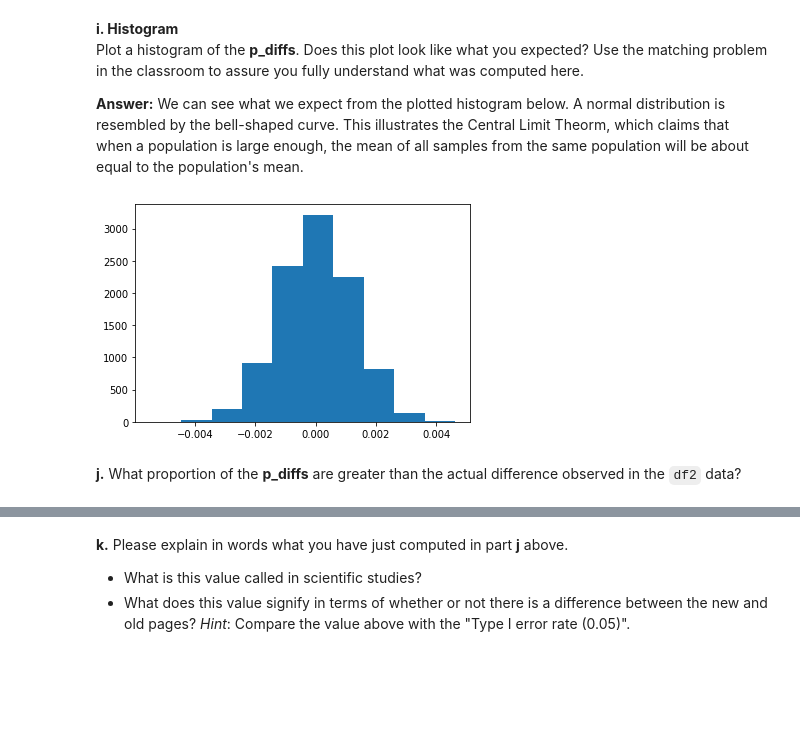
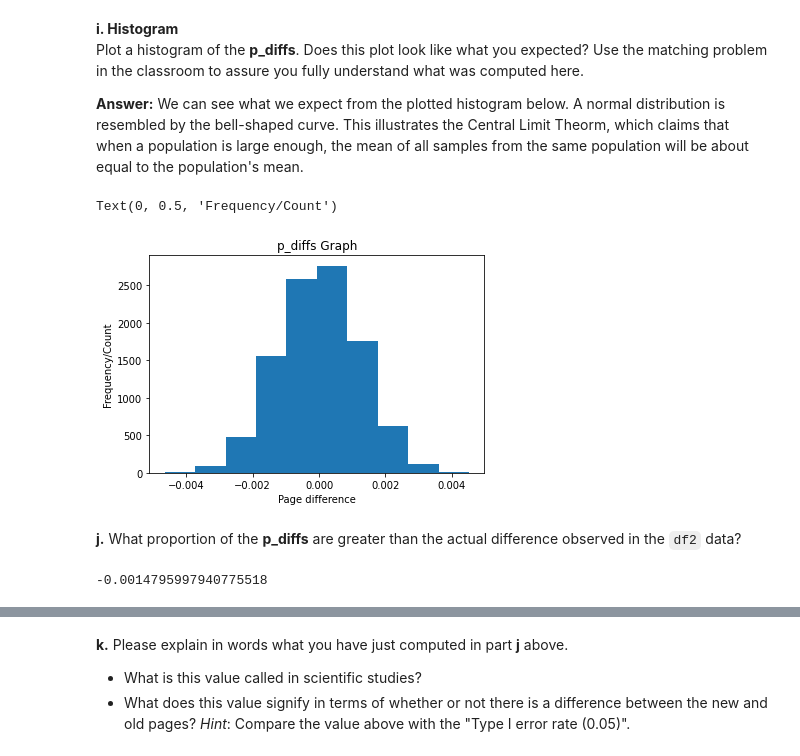
Before and after one commit to Tola-adelase/Analyze_ab_test_results-showcase-udacityproject, a Jupyter notebook: Project 3 - Analyze A_B Test Results.ipynb, the cells around one changed output, grey strips where cells are left out. Drawn from its saved outputs; the diff is of its cells as text; code cells hidden in the pictures; blank space fills up the shorter version.

```diff
--- a/Project 3 - Analyze A_B Test Results.ipynb
+++ b/Project 3 - Analyze A_B Test Results.ipynb
@@ -252,7 +240,7 @@ n_old
 **e. Simulate Sample for the `treatment` Group**<br>
 Simulate $n_{new}$ transactions with a conversion rate of $p_{new}$ under the null hypothesis.  <br><br>
 # %%
-# randomly simulate new page landings using random.choice and p_new
-new_page_converted = np.random.choice(2, size=n_new ,p=[p_new,1 - p_new])
+# randomly simulate new page landings using random.binomial and p_new
+new_page_converted = np.random.binomial(1,p_new,n_new)
 new_page_converted.mean()
 # %% [output]
@@ -261,7 +249,7 @@ new_page_converted.mean()
 **f. Simulate Sample for the `control` Group** <br>
 Simulate $n_{old}$ transactions with a conversion rate of $p_{old}$ under the null hypothesis. <br> Store these $n_{old}$ 1's and 0's in the `old_page_converted` numpy array.
 # %%
-# randomly simulate old page landings using random.choice and p_old
-old_page_converted = np.random.choice(2, size=n_old ,p=[p_old,1 - p_old])
+# randomly simulate old page landings using random.binomial and p_old
+old_page_converted = np.random.binomial(1,p_old,n_old)
 old_page_converted.mean()
 # %% [output]
@@ -279,19 +267,14 @@ Re-create `new_page_converted` and `old_page_converted` and find the $(p{'}_{new
 
 <br>
 Store all  $(p{'}_{new}$ - $p{'}_{old})$  values in a NumPy array called `p_diffs`.
-# %%
-# Sampling distribution
-# create empty lists for the bs values
-p_diffs, bs_new_means, bs_old_means = [], [], []
-
-# use a loop function to loop through the same process stated above and
-# then add to the empty lists above
-for _ in range (10000):
-    bs_new = np.random.choice(2, size=n_new ,p=[p_new,1 - p_new])
-    bs_old = np.random.choice(2, size=n_old ,p=[p_old,1 - p_old])
-    bs_new_means.append(bs_new.mean())
-    bs_old_means.append(bs_old.mean())
-    p_diffs.append(bs_new.mean() - bs_old.mean())
+# %%
+# Sampling distribution
+p_diffs = []
+
+for _ in range(10000):
+    new_page_converted = np.random.binomial(1,p_new,n_new).mean()
+    old_page_converted = np.random.binomial(1,p_old,n_old).mean()
+    p_diffs.append(new_page_converted - old_page_converted)
 # %% [markdown]
 **i. Histogram**<br>
 Plot a histogram of the **p_diffs**.  Does this plot look like what you expected?  Use the matching problem in the classroom to assure you fully understand what was computed here.
@@ -299,9 +282,15 @@ Plot a histogram of the **p_diffs**.  Does this plot look like what you expected
 **Answer:**  We can see what we expect from the plotted histogram below. A normal distribution is resembled by the bell-shaped curve. This illustrates the Central Limit Theorm, which claims that when a population is large enough, the mean of all samples from the same population will be about equal to the population's mean.
 # %%
 #Plotting an histogram for p_diffs
-p_diffs = np.array(p_diffs)
-plt.hist(p_diffs);
+p_diffs=np.array(p_diffs)
+
+#histogram of p_diff
+plt.hist(p_diffs)
+plt.title('p_diffs Graph')
+plt.xlabel('Page difference')
+plt.ylabel('Frequency/Count')
 # %% [output]
+Text(0, 0.5, 'Frequency/Count')
-[figure, old version]
+[figure, new version]
 # %% [markdown]
 **j.** What proportion of the **p_diffs** are greater than the actual difference observed in the `df2` data?
@@ -310,3 +297,10 @@ actual_diff = df2.query('landing_page == "new_page"').converted.mean() - df2.que
+# %%
+df_control = df.query('group =="control"').converted.mean()
+df_treatment = df.query('group =="treatment"').converted.mean()
+actual_diff =  df_treatment - df_control
+actual_diff
+# %% [output]
+-0.0014795997940775518
 # %%
 # find p-value
 (p_diffs > actual_diff).mean()
```
Also changed, not shown: parts of 46 cells of this notebook, 1 other file.
